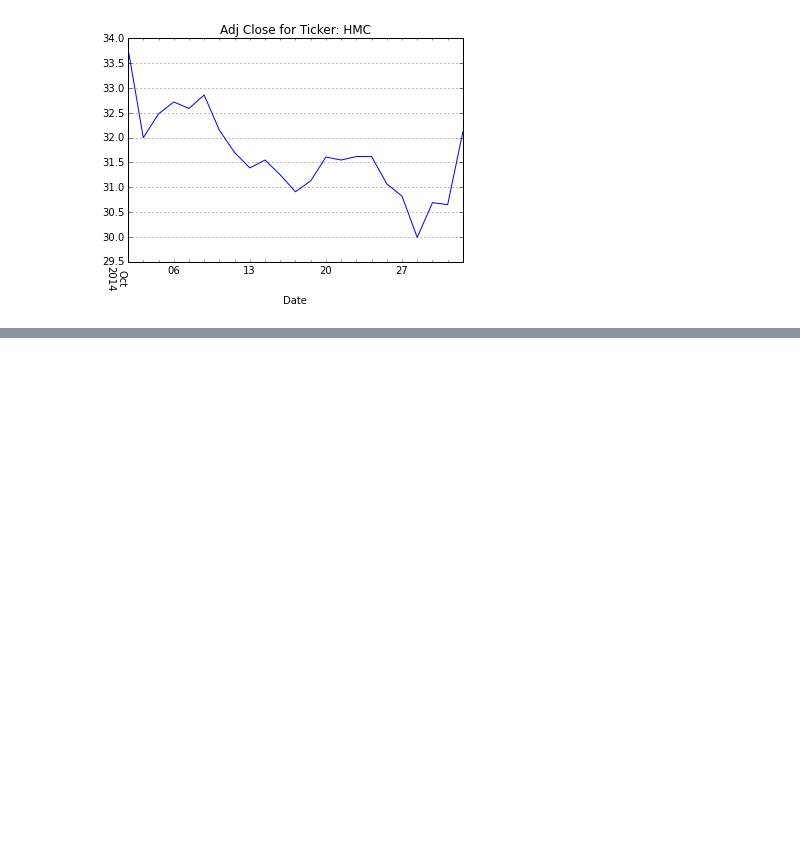
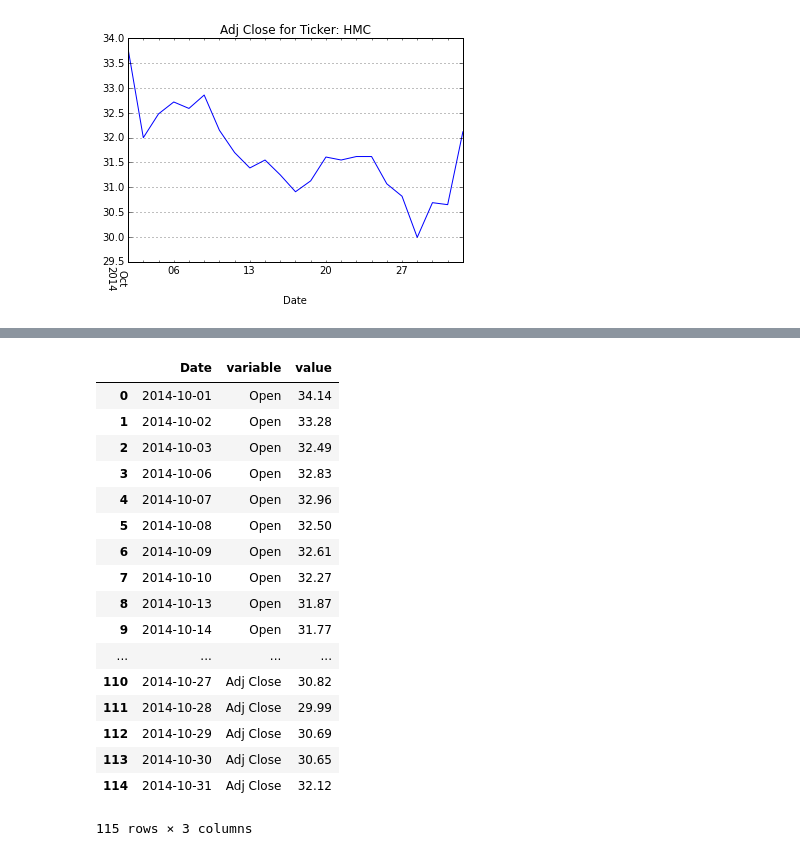
Before and after one commit to Ebotto1/ipython_notebooks, a Jupyter notebook: pandas/Yahoo_Stock_Data.ipynb, the cells around one changed output, grey strips where cells are left out. Saved outputs shown, nothing was run; the diff lists cells and outputs as text; code cells hidden in the pictures; blank space fills up the shorter version.

```diff
--- a/pandas/Yahoo_Stock_Data.ipynb
+++ b/pandas/Yahoo_Stock_Data.ipynb
@@ -17,0 +61,21 @@ show()
+# %%
+df_long
+# %% [output]
+|  | Date | variable | value |
+| 0 | 2014-10-01 | Open | 34.14 |
+| 1 | 2014-10-02 | Open | 33.28 |
+| 2 | 2014-10-03 | Open | 32.49 |
+| 3 | 2014-10-06 | Open | 32.83 |
+| 4 | 2014-10-07 | Open | 32.96 |
+| 5 | 2014-10-08 | Open | 32.50 |
+| 6 | 2014-10-09 | Open | 32.61 |
+| 7 | 2014-10-10 | Open | 32.27 |
+| 8 | 2014-10-13 | Open | 31.87 |
+| 9 | 2014-10-14 | Open | 31.77 |
+| ... | ... | ... | ... |
+| 110 | 2014-10-27 | Adj Close | 30.82 |
+| 111 | 2014-10-28 | Adj Close | 29.99 |
+| 112 | 2014-10-29 | Adj Close | 30.69 |
+| 113 | 2014-10-30 | Adj Close | 30.65 |
+| 114 | 2014-10-31 | Adj Close | 32.12 |
+115 rows × 3 columns
```
Also changed, not shown: parts of 8 cells of this notebook.
